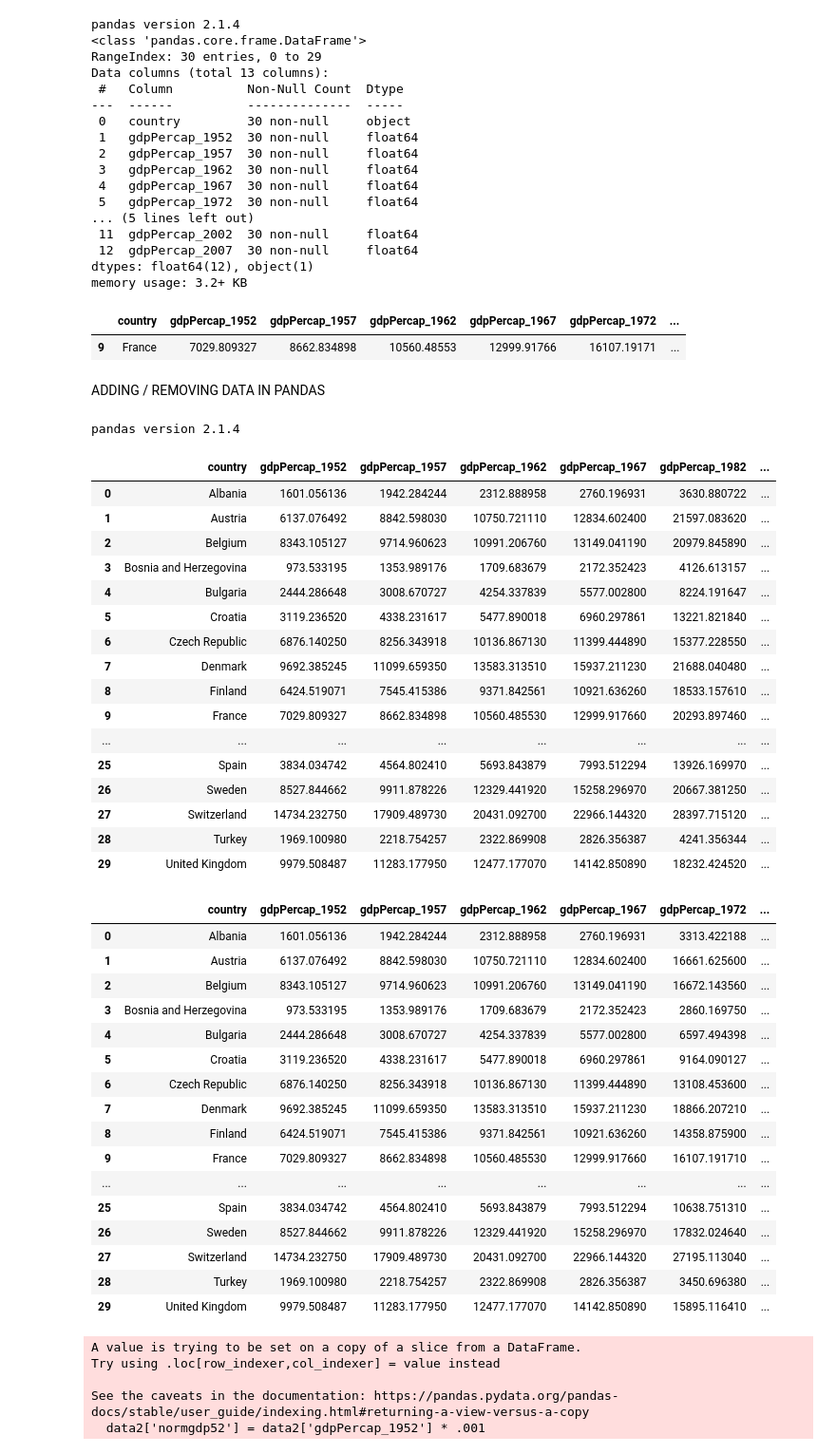
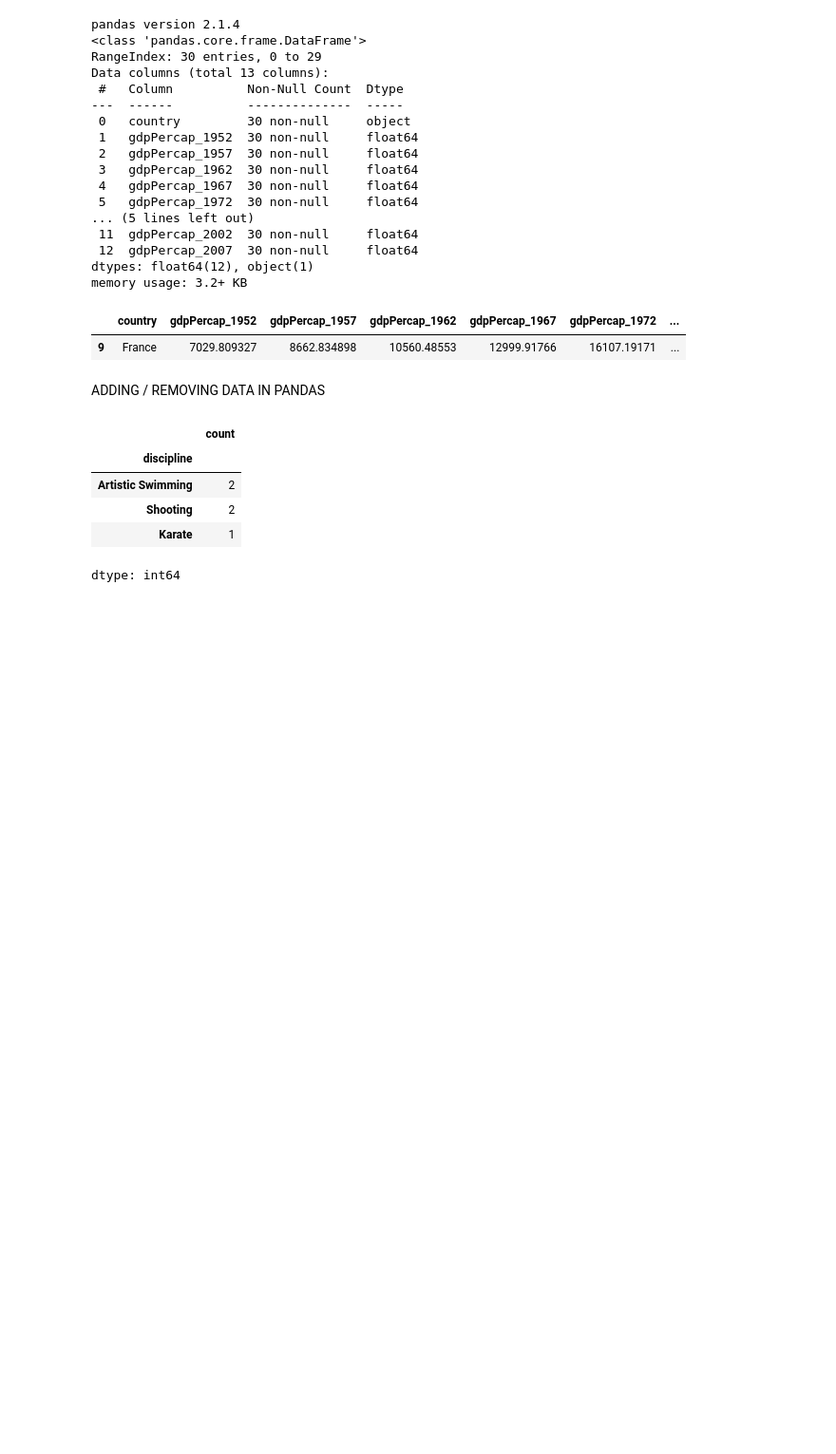
Before and after one commit to laitanawe/pandasds, a Jupyter notebook: workshops/pdseries02.ipynb, the cells around one changed output. Shown at 95% size. Drawn from its saved outputs; the diff is of its cells as text; code cells hidden in the pictures; blank space fills up the shorter version.

```diff
--- a/workshops/pdseries02.ipynb
+++ b/workshops/pdseries02.ipynb
@@ -608,71 +608,57 @@ tokyo_data.info()
 # View the number of Na values
 tokyo_data.isna().sum()
 
 # You can use .fillna method to fill out the NaN with a different value
 tokyo_data.fillna(tokyo_data['height_cm'].mean())
 
 tokyo_data.loc[[2,3], 'height_cm'] = np.nan
 tokyo_data['height_cm'] = tokyo_data['height_cm'].interpolate()
 tokyo_data.head()
 
 tokyo_data.loc[[2,3], 'height_cm'] = np.nan
 tokyo_data.head()
 # We can drop the entire row if there is a NaN
 tokyo_data.dropna()
 
 # We can drop a row if a subset has NaN
 tokyo_data.dropna()
 tokyo_data.loc[[2,3], 'height_cm'] = np.nan
 tokyo_data.loc[1, 'weight_kg'] = np.nan
 tokyo_data.head()
 # .dropna does not overwrite the existing data frame
 tokyo_data.dropna(subset=['weight_kg'])
 tokyo_data.head()
 # Assign the resulting data frame to a new variable
 tokyo_nonan = tokyo_data.dropna(subset=['weight_kg'])
 tokyo_nonan.head()
+# You can also update it in memory
+tokyo_data = tokyo_data.dropna(subset=['weight_kg'], inplace=True)
+tokyo_data.head()
+
+# We can get those rows that have NaN in them:
+
+tokyo_data.loc[[2,3], 'height_cm'] = np.nan
+tokyo_data[tokyo_data['height_cm'].isna()]
+tokyo_data.head()
+
+# We can get those rows that don't have NaN in them:
+tokyo_data.loc[[2,3], 'height_cm'] = np.nan
+tokyo_data.head()
+tokyo_data[tokyo_data['height_cm'].notna()]
 
 
+# AGGREGATING DATA
+tokyo_data['country'].value_counts()
 
-# 59.47
+# Get stats generally for athletes from Egypt
+tokyo_data[tokyo_data['country'] == 'Egypt'].value_counts()
+
+# Get stats on the discipline for Egyptian athletes
+tokyo_data[tokyo_data['country'] == 'Egypt']['discipline'].value_counts()
 # %% [output]
+|  | count |
+| discipline |  |
+| Artistic Swimming | 2 |
+| Shooting | 2 |
+| Karate | 1 |
-pandas version 2.1.4
+dtype: int64
-|  | country | gdpPercap_1952 | gdpPercap_1957 | gdpPercap_1962 | gdpPercap_1967 | gdpPercap_1982 | ... |
-| 0 | Albania | 1601.056136 | 1942.284244 | 2312.888958 | 2760.196931 | 3630.880722 | ... |
-| 1 | Austria | 6137.076492 | 8842.598030 | 10750.721110 | 12834.602400 | 21597.083620 | ... |
-| 2 | Belgium | 8343.105127 | 9714.960623 | 10991.206760 | 13149.041190 | 20979.845890 | ... |
-| 3 | Bosnia and Herzegovina | 973.533195 | 1353.989176 | 1709.683679 | 2172.352423 | 4126.613157 | ... |
-| 4 | Bulgaria | 2444.286648 | 3008.670727 | 4254.337839 | 5577.002800 | 8224.191647 | ... |
-| 5 | Croatia | 3119.236520 | 4338.231617 | 5477.890018 | 6960.297861 | 13221.821840 | ... |
-| 6 | Czech Republic | 6876.140250 | 8256.343918 | 10136.867130 | 11399.444890 | 15377.228550 | ... |
-| 7 | Denmark | 9692.385245 | 11099.659350 | 13583.313510 | 15937.211230 | 21688.040480 | ... |
-| 8 | Finland | 6424.519071 | 7545.415386 | 9371.842561 | 10921.636260 | 18533.157610 | ... |
-| 9 | France | 7029.809327 | 8662.834898 | 10560.485530 | 12999.917660 | 20293.897460 | ... |
-| ... | ... | ... | ... | ... | ... | ... | ... |
-| 25 | Spain | 3834.034742 | 4564.802410 | 5693.843879 | 7993.512294 | 13926.169970 | ... |
-| 26 | Sweden | 8527.844662 | 9911.878226 | 12329.441920 | 15258.296970 | 20667.381250 | ... |
-| 27 | Switzerland | 14734.232750 | 17909.489730 | 20431.092700 | 22966.144320 | 28397.715120 | ... |
-| 28 | Turkey | 1969.100980 | 2218.754257 | 2322.869908 | 2826.356387 | 4241.356344 | ... |
-| 29 | United Kingdom | 9979.508487 | 11283.177950 | 12477.177070 | 14142.850890 | 18232.424520 | ... |
-|  | country | gdpPercap_1952 | gdpPercap_1957 | gdpPercap_1962 | gdpPercap_1967 | gdpPercap_1972 | ... |
-| 0 | Albania | 1601.056136 | 1942.284244 | 2312.888958 | 2760.196931 | 3313.422188 | ... |
-| 1 | Austria | 6137.076492 | 8842.598030 | 10750.721110 | 12834.602400 | 16661.625600 | ... |
-| 2 | Belgium | 8343.105127 | 9714.960623 | 10991.206760 | 13149.041190 | 16672.143560 | ... |
-| 3 | Bosnia and Herzegovina | 973.533195 | 1353.989176 | 1709.683679 | 2172.352423 | 2860.169750 | ... |
-| 4 | Bulgaria | 2444.286648 | 3008.670727 | 4254.337839 | 5577.002800 | 6597.494398 | ... |
-| 5 | Croatia | 3119.236520 | 4338.231617 | 5477.890018 | 6960.297861 | 9164.090127 | ... |
-| 6 | Czech Republic | 6876.140250 | 8256.343918 | 10136.867130 | 11399.444890 | 13108.453600 | ... |
-| 7 | Denmark | 9692.385245 | 11099.659350 | 13583.313510 | 15937.211230 | 18866.207210 | ... |
-| 8 | Finland | 6424.519071 | 7545.415386 | 9371.842561 | 10921.636260 | 14358.875900 | ... |
-| 9 | France | 7029.809327 | 8662.834898 | 10560.485530 | 12999.917660 | 16107.191710 | ... |
-| ... | ... | ... | ... | ... | ... | ... | ... |
-| 25 | Spain | 3834.034742 | 4564.802410 | 5693.843879 | 7993.512294 | 10638.751310 | ... |
-| 26 | Sweden | 8527.844662 | 9911.878226 | 12329.441920 | 15258.296970 | 17832.024640 | ... |
-| 27 | Switzerland | 14734.232750 | 17909.489730 | 20431.092700 | 22966.144320 | 27195.113040 | ... |
-| 28 | Turkey | 1969.100980 | 2218.754257 | 2322.869908 | 2826.356387 | 3450.696380 | ... |
-| 29 | United Kingdom | 9979.508487 | 11283.177950 | 12477.177070 | 14142.850890 | 15895.116410 | ... |
-A value is trying to be set on a copy of a slice from a DataFrame.
-Try using .loc[row_indexer,col_indexer] = value instead
-
-See the caveats in the documentation: https://pandas.pydata.org/pandas-docs/stable/user_guide/indexing.html#returning-a-view-versus-a-copy
-  data2['normgdp52'] = data2['gdpPercap_1952'] * .001
```
Also changed, not shown: parts of 1 cell of this notebook.
